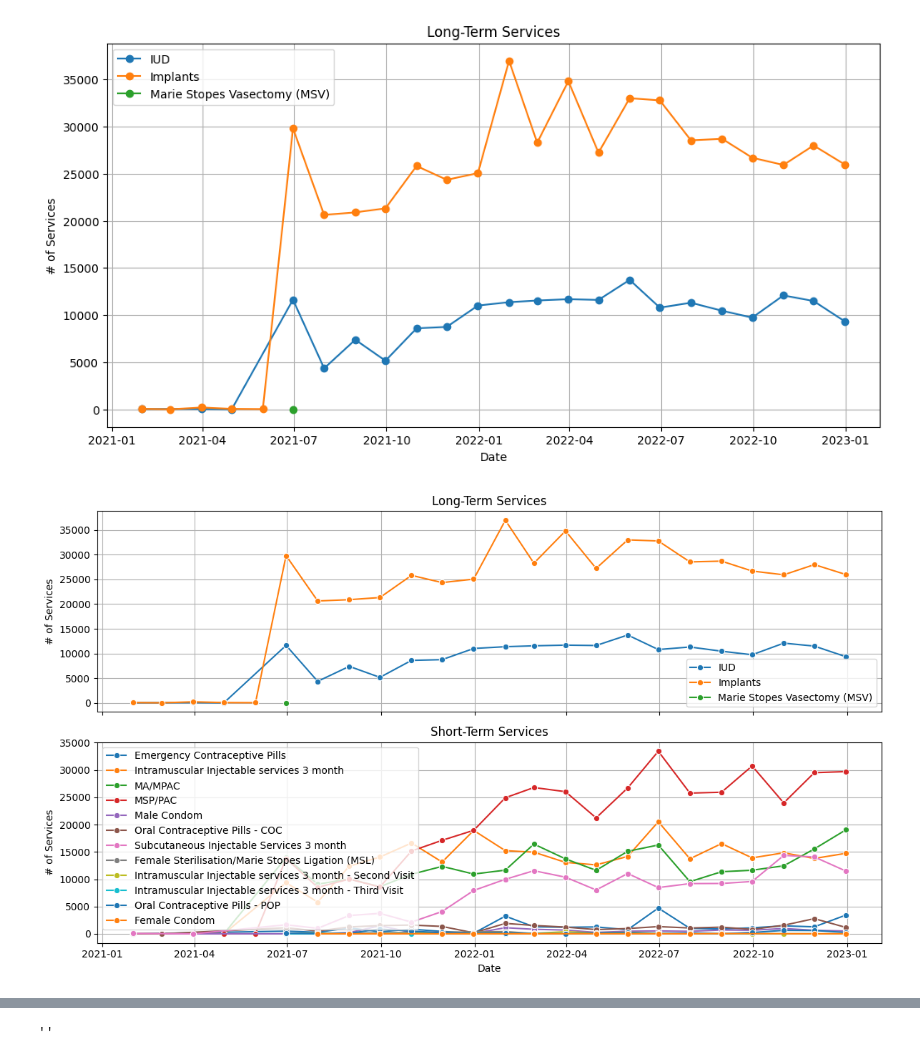
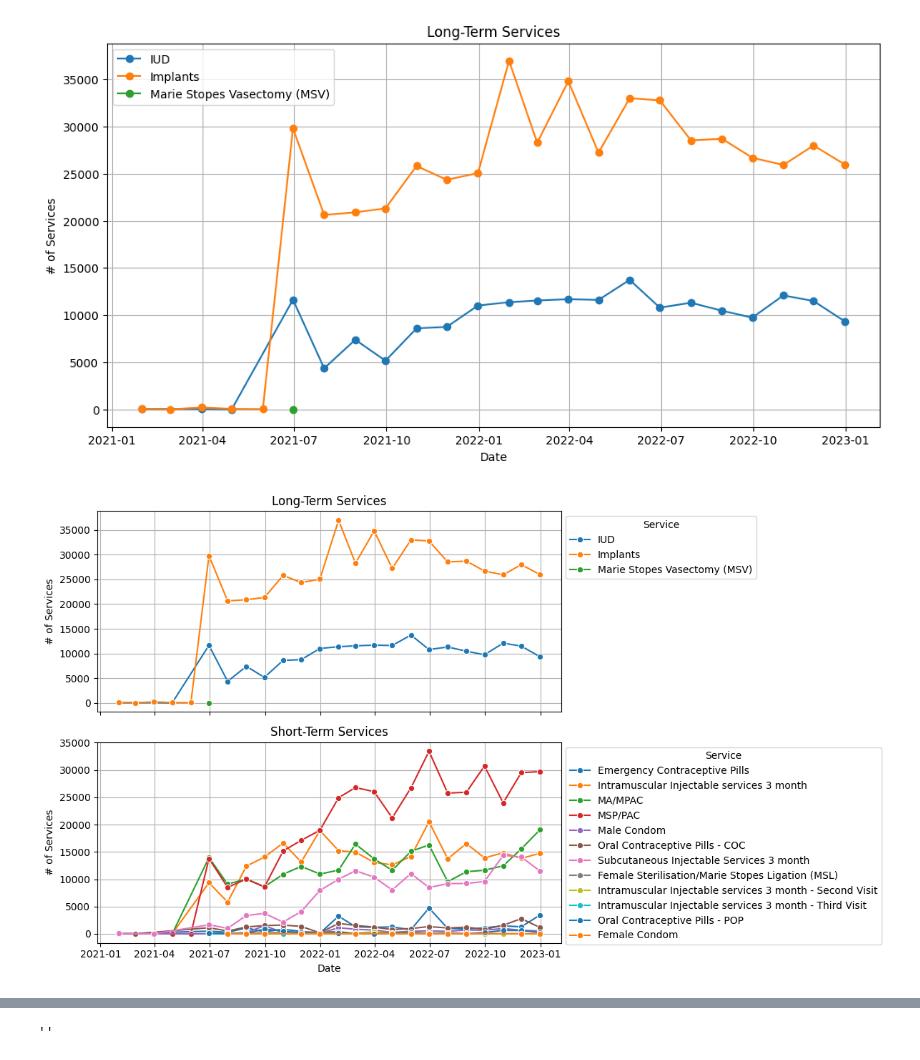
Before and after one commit to KD2029/Data_Analytics_Report-, a Jupyter notebook: code/Untitled.ipynb, the cells around one changed output, grey strips where cells are left out. Drawn from its saved outputs; the diff is of its cells as text; code cells hidden in the pictures.

```diff
--- a/code/Untitled.ipynb
+++ b/code/Untitled.ipynb
@@ -638,33 +647,35 @@ fig, axes = plt.subplots(2, 1, figsize=(12, 7), sharex=True)
 for service in long_term_services:
     service_data = long_term_df[long_term_df['Service'] == service]
 
     # Plot the service data on the first subplot
     sns.lineplot(data=service_data, x='Date', y='service_count', ax=axes[0], label=service, marker='o')
 
 # Customize the first subplot
 axes[0].set_ylabel('# of Services')
 axes[0].set_title('Long-Term Services')
-axes[0].legend()
+axes[0].legend(bbox_to_anchor=(1, 1)).set_title("Service")
 axes[0].grid(True)
 
 # Loop through each unique short-term service and plot on the second subplot
 for service in short_term_services:
     service_data = short_term_df[short_term_df['Service'] == service]
 
     # Plot the service data on the second subplot
     sns.lineplot(data=service_data, x='Date', y='service_count', ax=axes[1], label=service, marker='o')
 
 # Customize the second subplot
 axes[1].set_xlabel('Date')
 axes[1].set_ylabel('# of Services')
 axes[1].set_title('Short-Term Services')
-axes[1].legend()
+axes[1].legend(bbox_to_anchor=(1, 1)).set_title("Service")
+
+
 axes[1].grid(True)
 
 # Adjust layout
 plt.tight_layout()
 
 # Show the combined plot
 plt.show()
 # %% [output]
-[figure, old version]
+[figure, new version]
```
Also changed, not shown: parts of 5 cells of this notebook.
